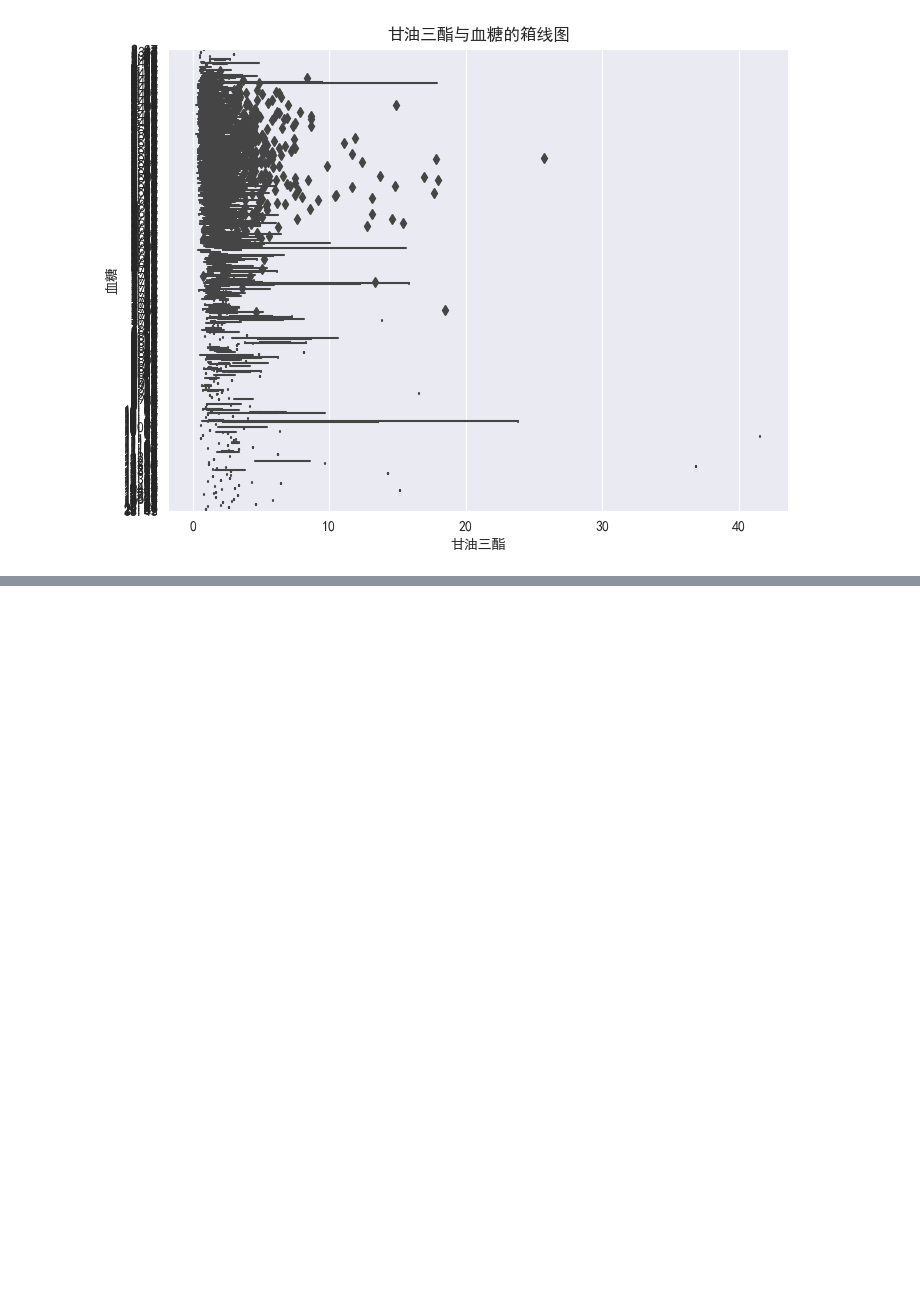
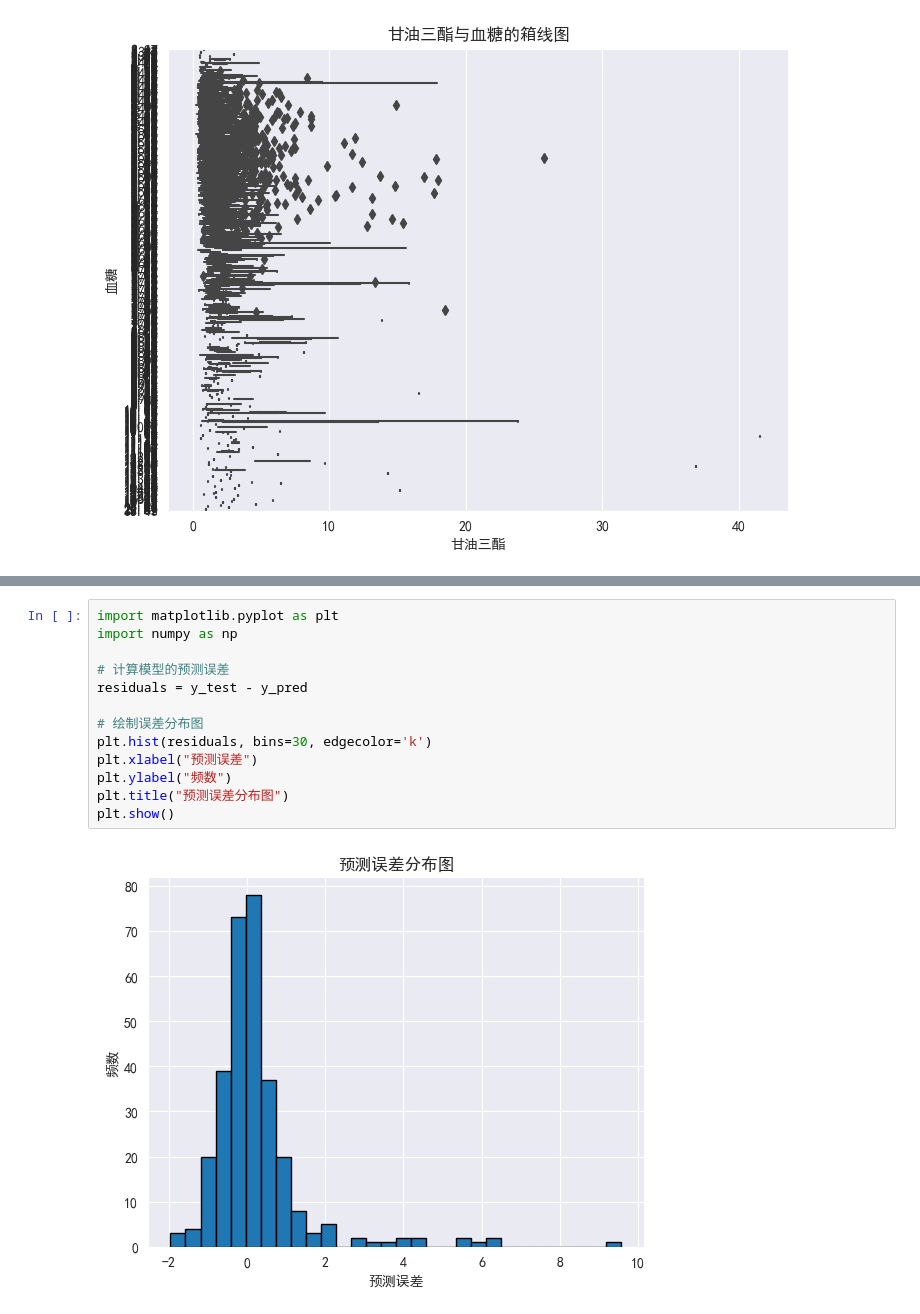
Before and after one commit to TennousuAthena/plasma_glucose_analyse, a Jupyter notebook: analyse.ipynb, the cells around one changed output, grey strips where cells are left out. Cells and saved outputs as stored; diff of their text form; blank space fills up the shorter version.

```diff
--- a/analyse.ipynb
+++ b/analyse.ipynb
@@ -260,0 +351,15 @@ plt.show()
+# %%
+import matplotlib.pyplot as plt
+import numpy as np
+
+# 计算模型的预测误差
+residuals = y_test - y_pred
+
+# 绘制误差分布图
+plt.hist(residuals, bins=30, edgecolor='k')
+plt.xlabel("预测误差")
+plt.ylabel("频数")
+plt.title("预测误差分布图")
+plt.show()
+# %% [output]
+[figure, added]
```
Also changed, not shown: parts of 11 cells of this notebook.
